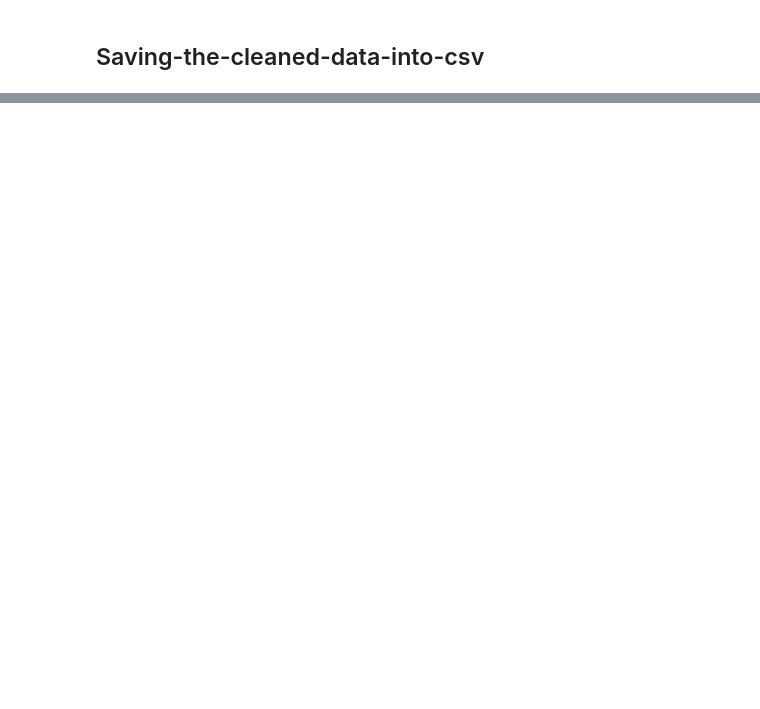
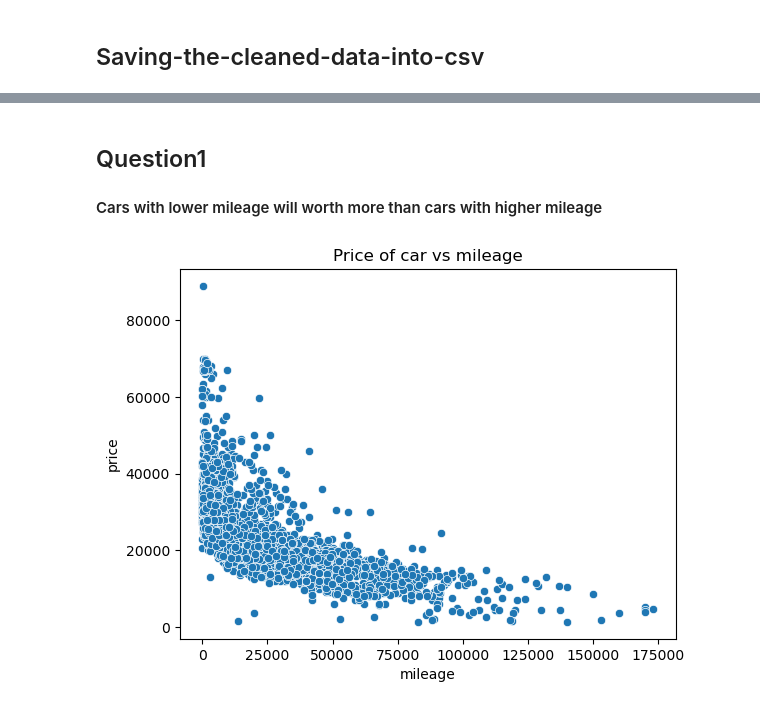
Before and after one commit to Shedinho20/Project01, a Jupyter notebook: Project01.ipynb, the cells around one changed output, grey strips where cells are left out. Cells and saved outputs as stored; diff of their text form; code cells hidden in the pictures; blank space fills up the shorter version.

```diff
--- a/Project01.ipynb
+++ b/Project01.ipynb
@@ -151,6 +155,10 @@ df.price.head()
 Name: price, dtype: object
 # %%
 df.price = df.price.str.replace('£|,',"",regex=True)
+# %%
+## change price to a floating point value
+
+df.price = df.price.astype(float)
 # %%
 ## Formatted price column
 df.price.head()
@@ -304,0 +327,13 @@ df.to_csv("./data/cleaned_data.csv")
+# %% [markdown]
+## Question1
+#### Cars with lower mileage will worth more than cars with higher mileage
+# %%
+## let's see the mileage data
+
+sns.scatterplot(x=df.mileage,y=df.price)
+
+plt.title("Price of car vs mileage")
+
+plt.show()
+# %% [output]
+[figure, added]
```
Also changed, not shown: parts of 26 cells of this notebook, 2 other files.
